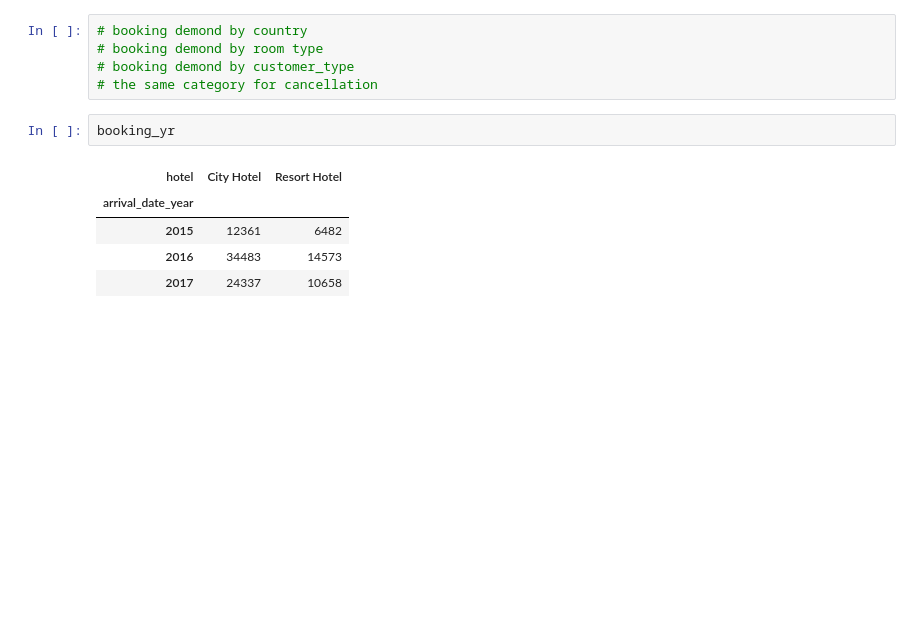
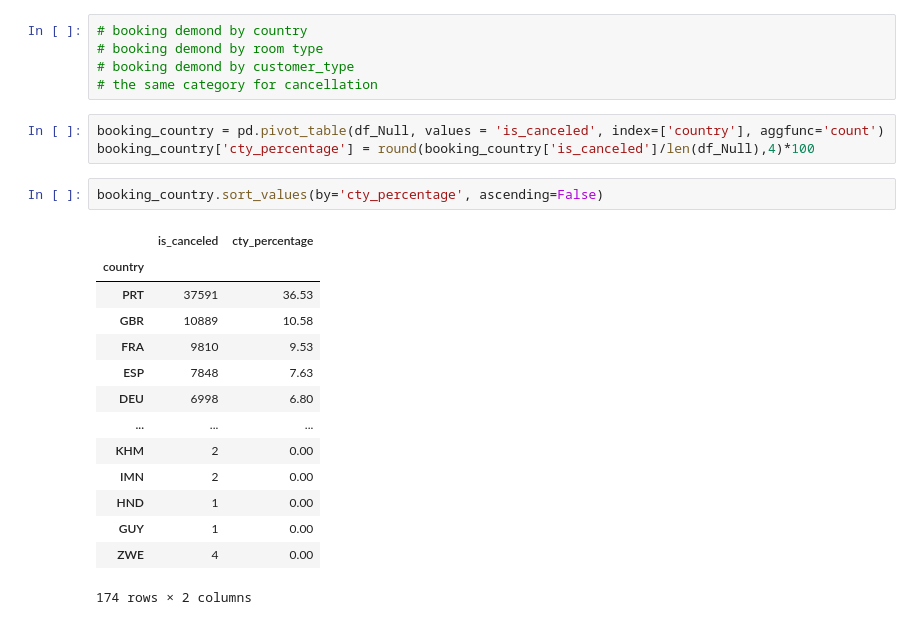
Before and after one commit to MengSui0218/CS668-2021-MS, a Jupyter notebook: EDA.ipynb, the cells around one changed output. Drawn from its saved outputs; the diff is of its cells as text; blank space fills up the shorter version.

```diff
--- a/EDA.ipynb
+++ b/EDA.ipynb
@@ -172,11 +172,23 @@ plt.show()
 # booking demond by room type
 # booking demond by customer_type
 # the same category for cancellation
-# %%
-booking_yr
-# %% [output]
-| hotel | City Hotel | Resort Hotel |
-| arrival_date_year |  |  |
-| 2015 | 12361 | 6482 |
-| 2016 | 34483 | 14573 |
-| 2017 | 24337 | 10658 |
+# %%
+booking_country = pd.pivot_table(df_Null, values = 'is_canceled', index=['country'], aggfunc='count')
+booking_country['cty_percentage'] = round(booking_country['is_canceled']/len(df_Null),4)*100
+# %%
+booking_country.sort_values(by='cty_percentage', ascending=False)
+# %% [output]
+|  | is_canceled | cty_percentage |
+| country |  |  |
+| PRT | 37591 | 36.53 |
+| GBR | 10889 | 10.58 |
+| FRA | 9810 | 9.53 |
+| ESP | 7848 | 7.63 |
+| DEU | 6998 | 6.80 |
+| ... | ... | ... |
+| KHM | 2 | 0.00 |
+| IMN | 2 | 0.00 |
+| HND | 1 | 0.00 |
+| GUY | 1 | 0.00 |
+| ZWE | 4 | 0.00 |
+174 rows × 2 columns
```
Also changed, not shown: parts of 1 cell of this notebook.
